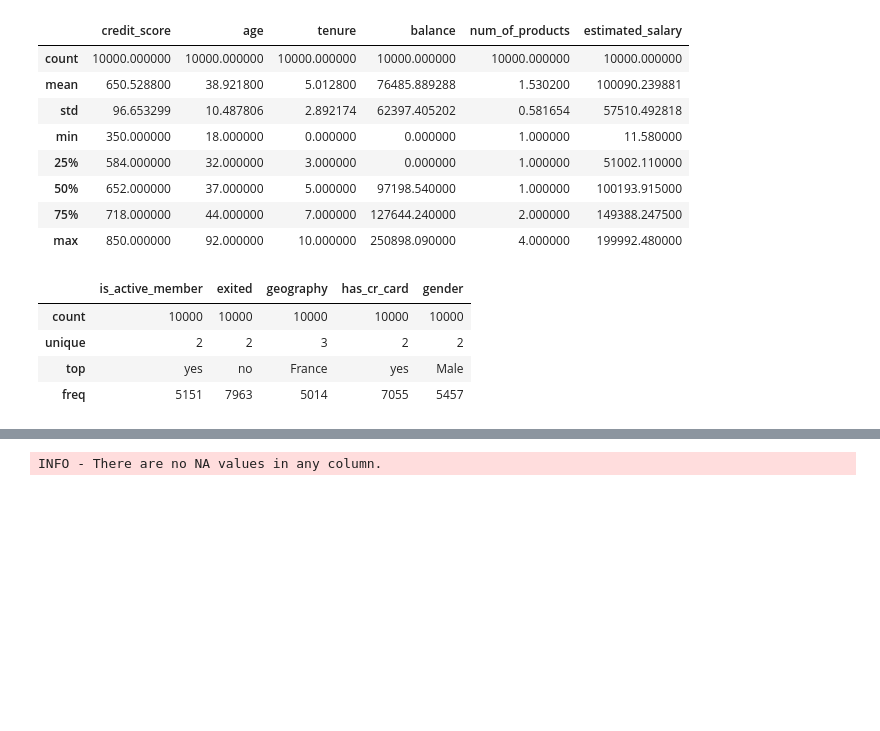
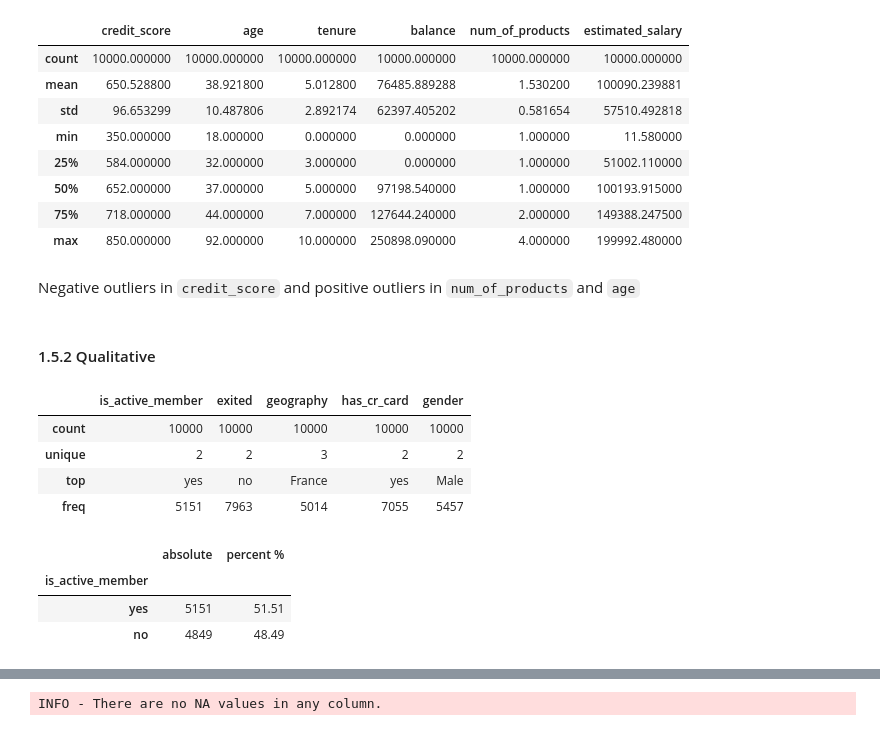
Before and after one commit to GuttoF/churn-prediction, a Jupyter notebook: churn_prediction/notebooks/c1.ipynb, the cells around one changed output, grey strips where cells are left out. Drawn from its saved outputs; the diff is of its cells as text; code cells hidden in the pictures; blank space fills up the shorter version.

```diff
--- a/churn_prediction/notebooks/c1.ipynb
+++ b/churn_prediction/notebooks/c1.ipynb
@@ -246,3 +265,7 @@ quantitative.describe(include="all")
+# %% [markdown]
+Negative outliers in `credit_score` and positive outliers in `num_of_products` and `age`
+# %% [markdown]
+#### 1.5.2 Qualitative
 # %%
 qualitative.describe(include="all")
 # %% [output]
@@ -251,3 +274,10 @@ qualitative.describe(include="all")
 | unique | 2 | 2 | 3 | 2 | 2 |
 | top | yes | no | France | yes | Male |
 | freq | 5151 | 7963 | 5014 | 7055 | 5457 |
+# %%
+ds.categorical_metrics(qualitative, "is_active_member")
+# %% [output]
+|  | absolute | percent % |
+| is_active_member |  |  |
+| yes | 5151 | 51.51 |
+| no | 4849 | 48.49 |
```
Also changed, not shown: parts of 20 cells of this notebook, 16 other files.
